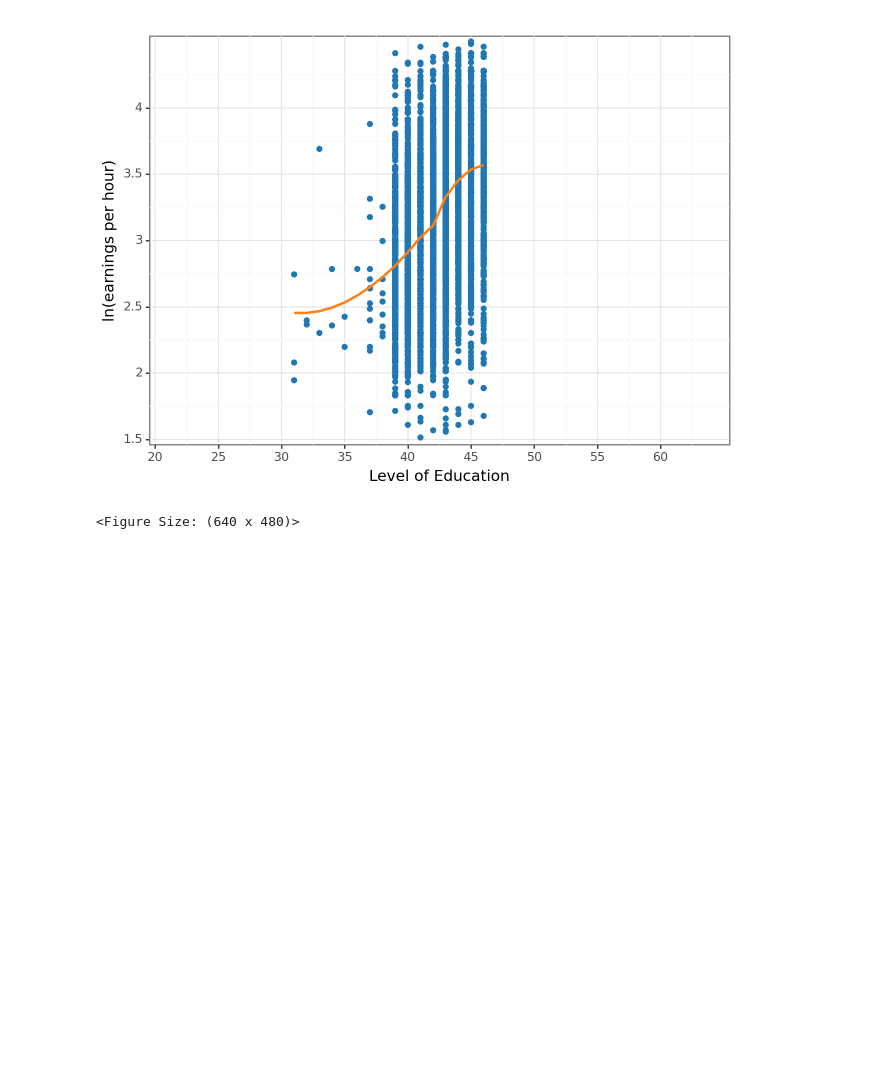
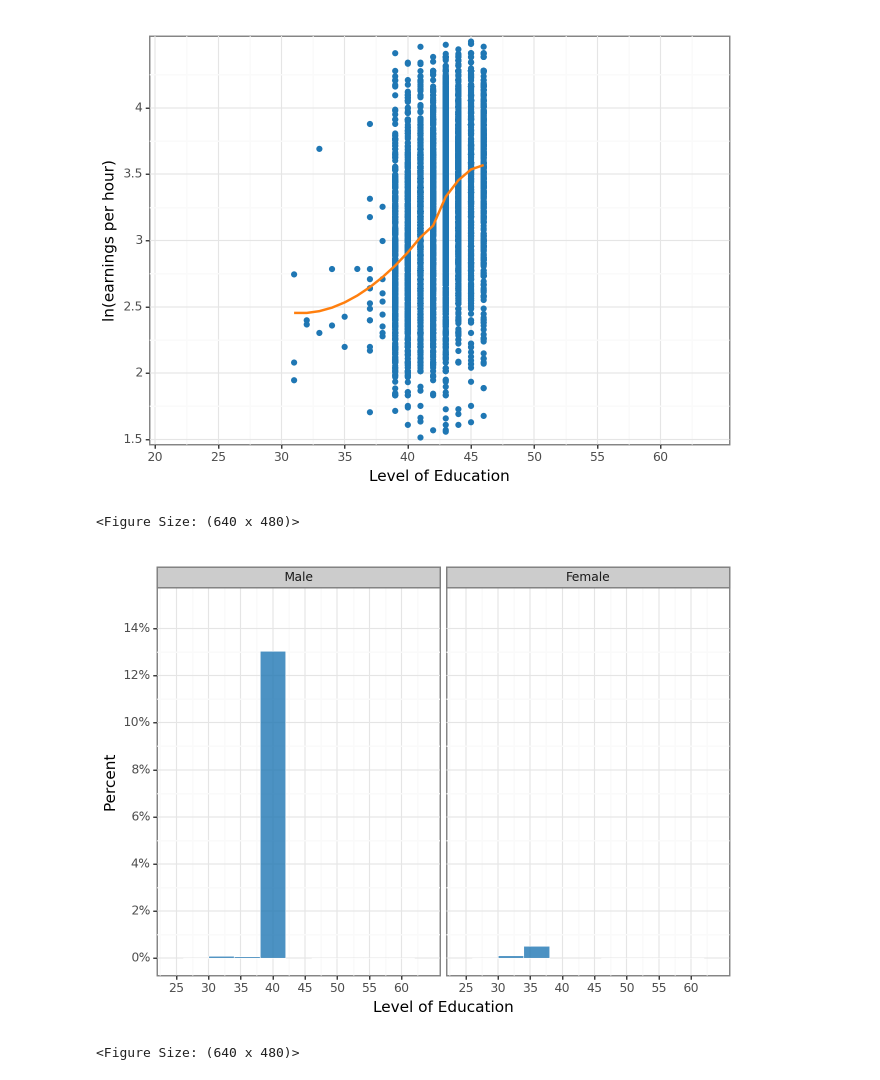
Before and after one commit to Iandrewburg/DA-2-ASSIGNMENT-1, a Jupyter notebook: DA_2_HW_1.ipynb, the cells around one changed output. Drawn from its saved outputs; the diff is of its cells as text; code cells hidden in the pictures; blank space fills up the shorter version.

```diff
--- a/DA_2_HW_1.ipynb
+++ b/DA_2_HW_1.ipynb
@@ -343,3 +438,31 @@ color = ["#1f77b4", "#ff7f0e"]  # Replace with your desired colors
 # %% [output]
 [figure]
 <Figure Size: (640 x 480)>
+# %%
+(
+    ggplot(xc, aes(x="grade92", y="2*stat(count)/sum(stat(count))"))
+    + geom_histogram(
+        binwidth=4,
+        color="white",
+        fill=color[0],
+        size=0.25,
+        alpha=0.8,
+        show_legend=False,
+        na_rm=True,
+    )
+    + labs(x="Level of Education", y="Percent")
+    + facet_wrap("~female", labeller={"0": "Male", "1": "Female"})
+    + labs(x="Level of Education", y="Percent")
+    + scale_x_continuous(
+        limits=(24, 64),
+        breaks=np.arange(25, 65, 5),
+    )
+    + scale_y_continuous(
+        limits=(0, 0.15), breaks=np.arange(0, 0.15, 0.02), labels=percent_format()
+    )
+    + theme_bw()
+)
+#multiply y by 2 to see better
+# %% [output]
+[figure, added]
+<Figure Size: (640 x 480)>
```
Also changed, not shown: parts of 18 cells of this notebook.
